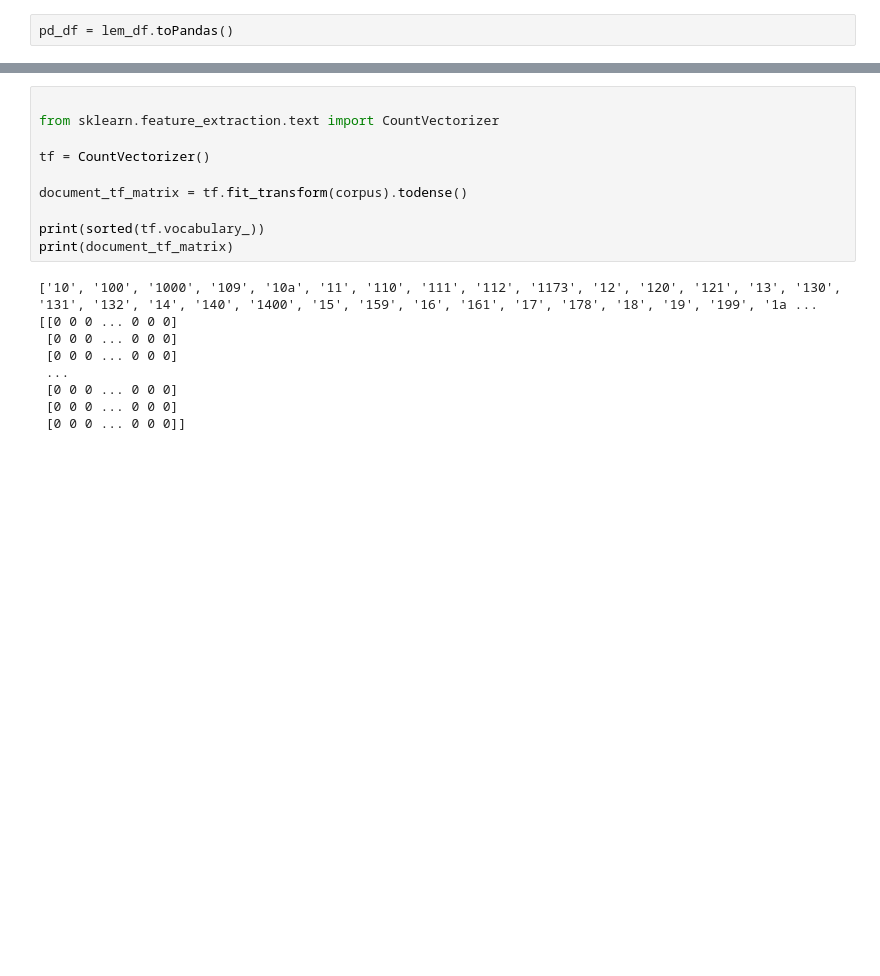
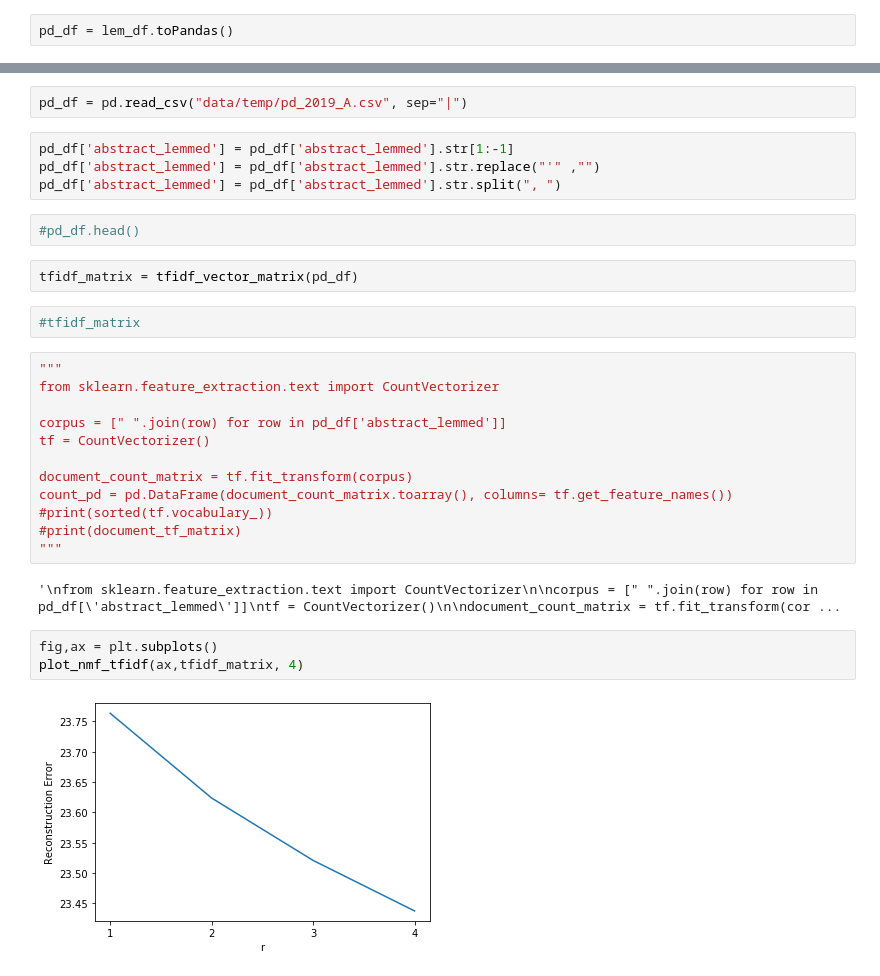
Before and after one commit to LawrenceGlenn/Exploration_of_Patent_Data, a Jupyter notebook: Untitled.ipynb, the cells around one changed output, grey strips where cells are left out. Saved outputs shown, nothing was run; the diff lists cells and outputs as text; blank space fills up the shorter version.

Commit message:
created tfidf plotting py file

```diff
--- a/Untitled.ipynb
+++ b/Untitled.ipynb
@@ -157,19 +51,31 @@ temp
+# %%
+pd_df = pd.read_csv("data/temp/pd_2019_A.csv", sep="|")
+# %%
+pd_df['abstract_lemmed'] = pd_df['abstract_lemmed'].str[1:-1]
+pd_df['abstract_lemmed'] = pd_df['abstract_lemmed'].str.replace("'" ,"")
+pd_df['abstract_lemmed'] = pd_df['abstract_lemmed'].str.split(", ")
+# %%
+#pd_df.head()
+# %%
+tfidf_matrix = tfidf_vector_matrix(pd_df)
+# %%
+#tfidf_matrix
 # %%
-
+"""
 from sklearn.feature_extraction.text import CountVectorizer
 
+corpus = [" ".join(row) for row in pd_df['abstract_lemmed']]
 tf = CountVectorizer()
 
-document_tf_matrix = tf.fit_transform(corpus).todense()
-
-print(sorted(tf.vocabulary_))
-print(document_tf_matrix)
+document_count_matrix = tf.fit_transform(corpus)
+count_pd = pd.DataFrame(document_count_matrix.toarray(), columns= tf.get_feature_names())
+#print(sorted(tf.vocabulary_))
+#print(document_tf_matrix)
+"""
 # %% [output]
-['10', '100', '1000', '109', '10a', '11', '110', '111', '112', '1173', '12', '120', '121', '13', '130', '131', '132', '14', '140', '1400', '15', '159', '16', '161', '17', '178', '18', '19', '199', '1a ...
-[[0 0 0 ... 0 0 0]
- [0 0 0 ... 0 0 0]
- [0 0 0 ... 0 0 0]
- ...
- [0 0 0 ... 0 0 0]
- [0 0 0 ... 0 0 0]
- [0 0 0 ... 0 0 0]]
+'\nfrom sklearn.feature_extraction.text import CountVectorizer\n\ncorpus = [" ".join(row) for row in pd_df[\'abstract_lemmed\']]\ntf = CountVectorizer()\n\ndocument_count_matrix = tf.fit_transform(cor ...
+# %%
+fig,ax = plt.subplots()
+plot_nmf_tfidf(ax,tfidf_matrix, 4)
+# %% [output]
+[figure, added]
```
Also changed, not shown: parts of 17 cells of this notebook, 2 other files.
